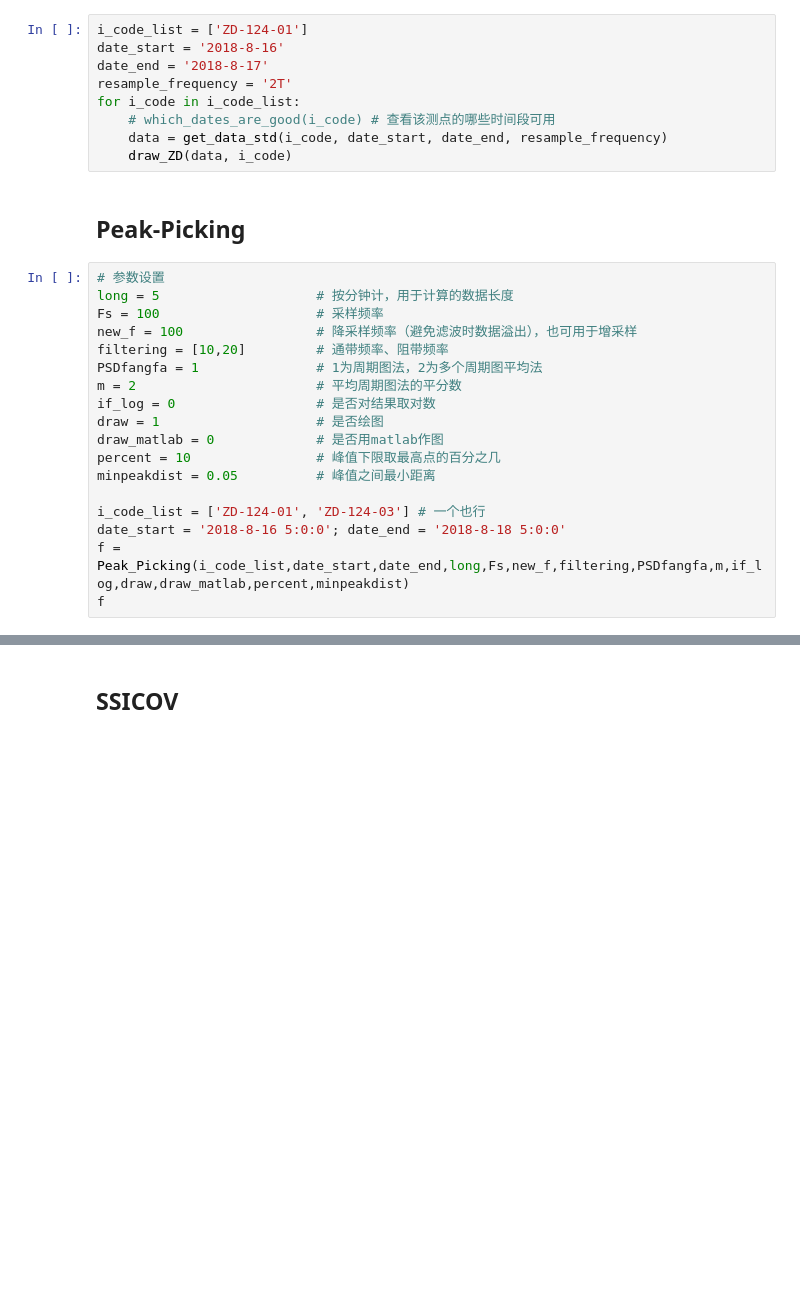
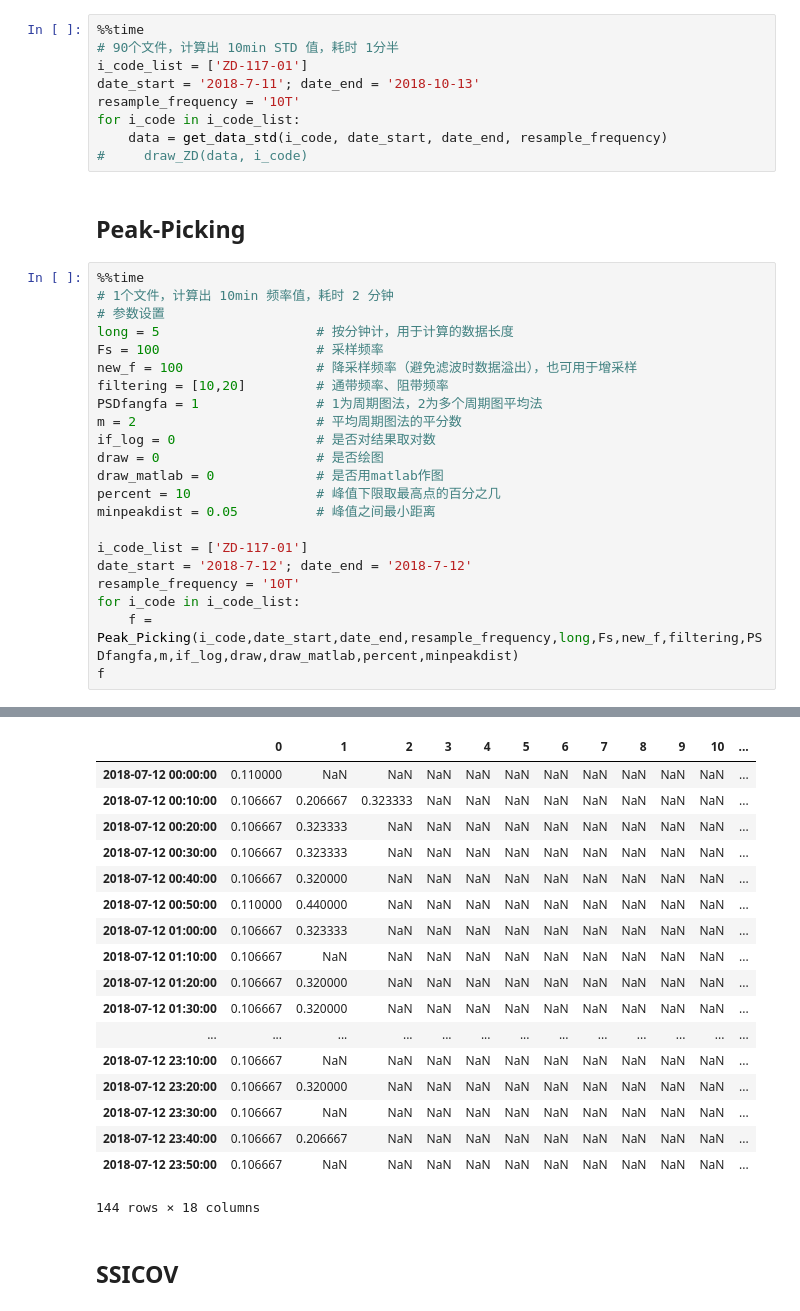
Before and after one commit to Zhen001/Structural-Health-Monitoring-1, a Jupyter notebook: 上海中心/Python脚本/SHZX-ZD.ipynb, the cells around one changed output, grey strips where cells are left out. Saved outputs shown, nothing was run; the diff lists cells and outputs as text; blank space fills up the shorter version.

```diff
--- a/上海中心/Python脚本/SHZX-ZD.ipynb
+++ b/上海中心/Python脚本/SHZX-ZD.ipynb
@@ -28,17 +36,19 @@ which_dates_are_good(i_code)
 # %% [markdown]
 ## ZD_std
 # %%
-i_code_list = ['ZD-124-01']
-date_start = '2018-8-16'
-date_end = '2018-8-17'
-resample_frequency = '2T'
+%%time
+# 90个文件，计算出 10min STD 值，耗时 1分半
+i_code_list = ['ZD-117-01']
+date_start = '2018-7-11'; date_end = '2018-10-13'
+resample_frequency = '10T'
 for i_code in i_code_list:
-    # which_dates_are_good(i_code) # 查看该测点的哪些时间段可用
     data = get_data_std(i_code, date_start, date_end, resample_frequency)
-    draw_ZD(data, i_code)
+#     draw_ZD(data, i_code)
 # %% [markdown]
 ## Peak-Picking
 # %%
+%%time
+# 1个文件，计算出 10min 频率值，耗时 2 分钟
 # 参数设置
 long = 5                    # 按分钟计，用于计算的数据长度
 Fs = 100                    # 采样频率
@@ -47,12 +57,15 @@ filtering = [10,20]         # 通带频率、阻带频率
 PSDfangfa = 1               # 1为周期图法，2为多个周期图平均法
 m = 2                       # 平均周期图法的平分数
 if_log = 0                  # 是否对结果取对数
-draw = 1                    # 是否绘图
+draw = 0                    # 是否绘图
 draw_matlab = 0             # 是否用matlab作图
 percent = 10                # 峰值下限取最高点的百分之几
 minpeakdist = 0.05          # 峰值之间最小距离
 
-i_code_list = ['ZD-124-01', 'ZD-124-03'] # 一个也行
-date_start = '2018-8-16 5:0:0'; date_end = '2018-8-18 5:0:0'
-f = Peak_Picking(i_code_list,date_start,date_end,long,Fs,new_f,filtering,PSDfangfa,m,if_log,draw,draw_matlab,percent,minpeakdist)
+i_code_list = ['ZD-117-01']
+date_start = '2018-7-12'; date_end = '2018-7-12'
+resample_frequency = '10T'
+for i_code in i_code_list:
+    f = Peak_Picking(i_code,date_start,date_end,resample_frequency,long,Fs,new_f,filtering,PSDfangfa,m,if_log,draw,draw_matlab,percent,minpeakdist)
 f
+# %% [output]
@@ -59,3 +73,21 @@ f
+|  | 0 | 1 | 2 | 3 | 4 | 5 | 6 | 7 | 8 | 9 | 10 | ... |
+| 2018-07-12 00:00:00 | 0.110000 | NaN | NaN | NaN | NaN | NaN | NaN | NaN | NaN | NaN | NaN | ... |
+| 2018-07-12 00:10:00 | 0.106667 | 0.206667 | 0.323333 | NaN | NaN | NaN | NaN | NaN | NaN | NaN | NaN | ... |
+| 2018-07-12 00:20:00 | 0.106667 | 0.323333 | NaN | NaN | NaN | NaN | NaN | NaN | NaN | NaN | NaN | ... |
+| 2018-07-12 00:30:00 | 0.106667 | 0.323333 | NaN | NaN | NaN | NaN | NaN | NaN | NaN | NaN | NaN | ... |
+| 2018-07-12 00:40:00 | 0.106667 | 0.320000 | NaN | NaN | NaN | NaN | NaN | NaN | NaN | NaN | NaN | ... |
+| 2018-07-12 00:50:00 | 0.110000 | 0.440000 | NaN | NaN | NaN | NaN | NaN | NaN | NaN | NaN | NaN | ... |
+| 2018-07-12 01:00:00 | 0.106667 | 0.323333 | NaN | NaN | NaN | NaN | NaN | NaN | NaN | NaN | NaN | ... |
+| 2018-07-12 01:10:00 | 0.106667 | NaN | NaN | NaN | NaN | NaN | NaN | NaN | NaN | NaN | NaN | ... |
+| 2018-07-12 01:20:00 | 0.106667 | 0.320000 | NaN | NaN | NaN | NaN | NaN | NaN | NaN | NaN | NaN | ... |
+| 2018-07-12 01:30:00 | 0.106667 | 0.320000 | NaN | NaN | NaN | NaN | NaN | NaN | NaN | NaN | NaN | ... |
+| ... | ... | ... | ... | ... | ... | ... | ... | ... | ... | ... | ... | ... |
+| 2018-07-12 23:10:00 | 0.106667 | NaN | NaN | NaN | NaN | NaN | NaN | NaN | NaN | NaN | NaN | ... |
+| 2018-07-12 23:20:00 | 0.106667 | 0.320000 | NaN | NaN | NaN | NaN | NaN | NaN | NaN | NaN | NaN | ... |
+| 2018-07-12 23:30:00 | 0.106667 | NaN | NaN | NaN | NaN | NaN | NaN | NaN | NaN | NaN | NaN | ... |
+| 2018-07-12 23:40:00 | 0.106667 | 0.206667 | NaN | NaN | NaN | NaN | NaN | NaN | NaN | NaN | NaN | ... |
+| 2018-07-12 23:50:00 | 0.106667 | NaN | NaN | NaN | NaN | NaN | NaN | NaN | NaN | NaN | NaN | ... |
+144 rows × 18 columns
 # %% [markdown]
 ## SSICOV
 # %%
```
Also changed, not shown: parts of 8 cells of this notebook, 3 other files.
